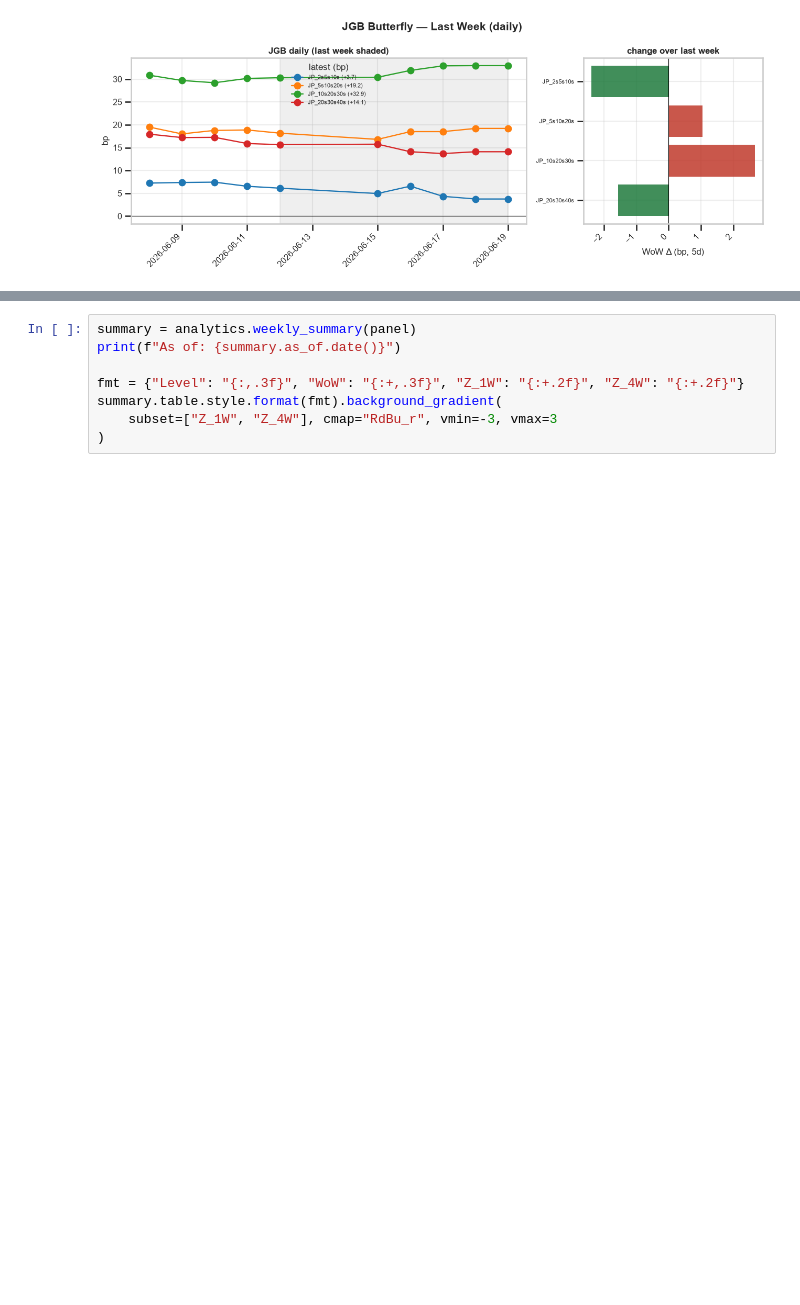
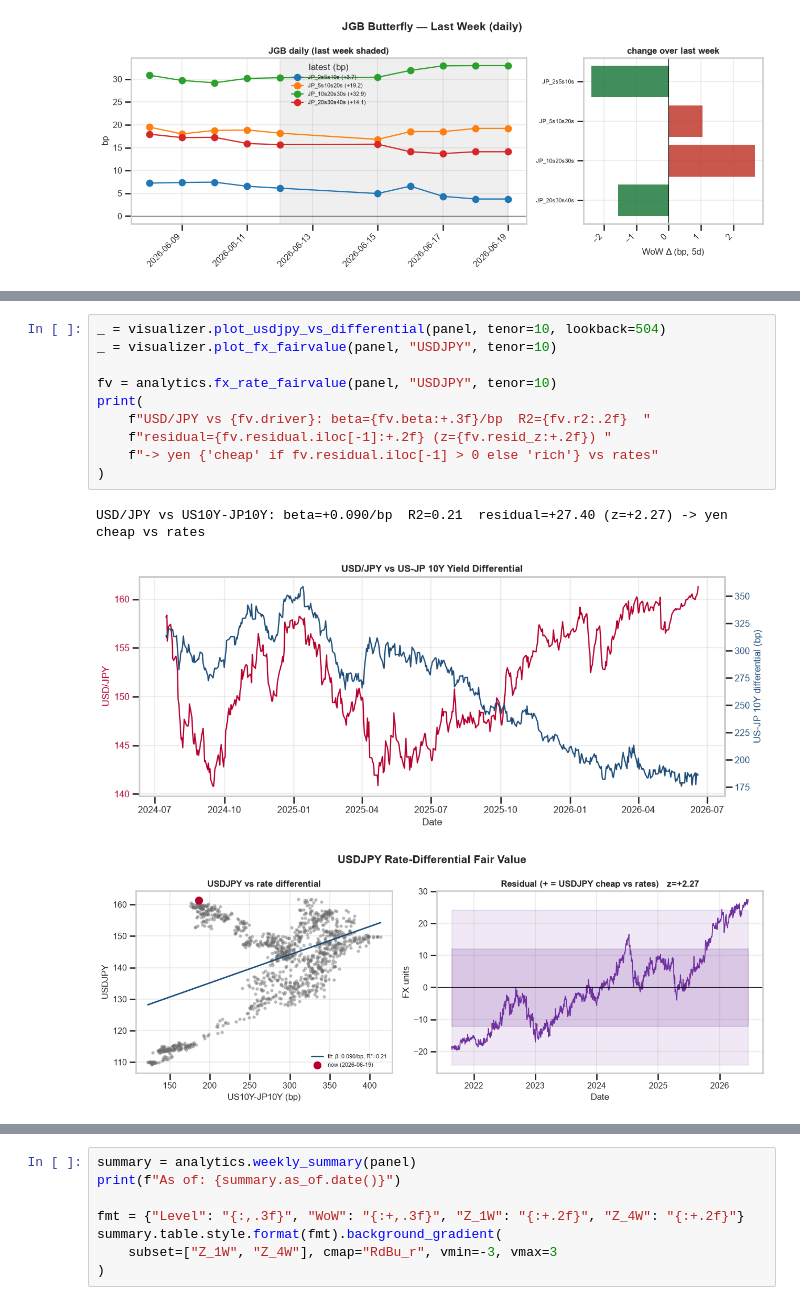
Before and after one commit to kfujie/macro_watch, a Jupyter notebook: macro_watch/weekly_report.ipynb, the cells around one changed output, grey strips where cells are left out. Drawn from its saved outputs; the diff is of its cells as text; blank space fills up the shorter version.

```diff
--- a/macro_watch/weekly_report.ipynb
+++ b/macro_watch/weekly_report.ipynb
@@ -290 +319,15 @@ JP butterfly daily — last week (bp, belly cheap = +)
+# %%
+_ = visualizer.plot_usdjpy_vs_differential(panel, tenor=10, lookback=504)
+_ = visualizer.plot_fx_fairvalue(panel, "USDJPY", tenor=10)
+
+fv = analytics.fx_rate_fairvalue(panel, "USDJPY", tenor=10)
+print(
+    f"USD/JPY vs {fv.driver}: beta={fv.beta:+.3f}/bp  R2={fv.r2:.2f}  "
+    f"residual={fv.residual.iloc[-1]:+.2f} (z={fv.resid_z:+.2f}) "
+    f"-> yen {'cheap' if fv.residual.iloc[-1] > 0 else 'rich'} vs rates"
+)
+# %% [output]
+USD/JPY vs US10Y-JP10Y: beta=+0.090/bp  R2=0.21  residual=+27.40 (z=+2.27) -> yen cheap vs rates
+[figure, added]
+[figure, added]
 # %% [markdown]
```
Also changed, not shown: parts of 8 cells of this notebook, 5 other files.
